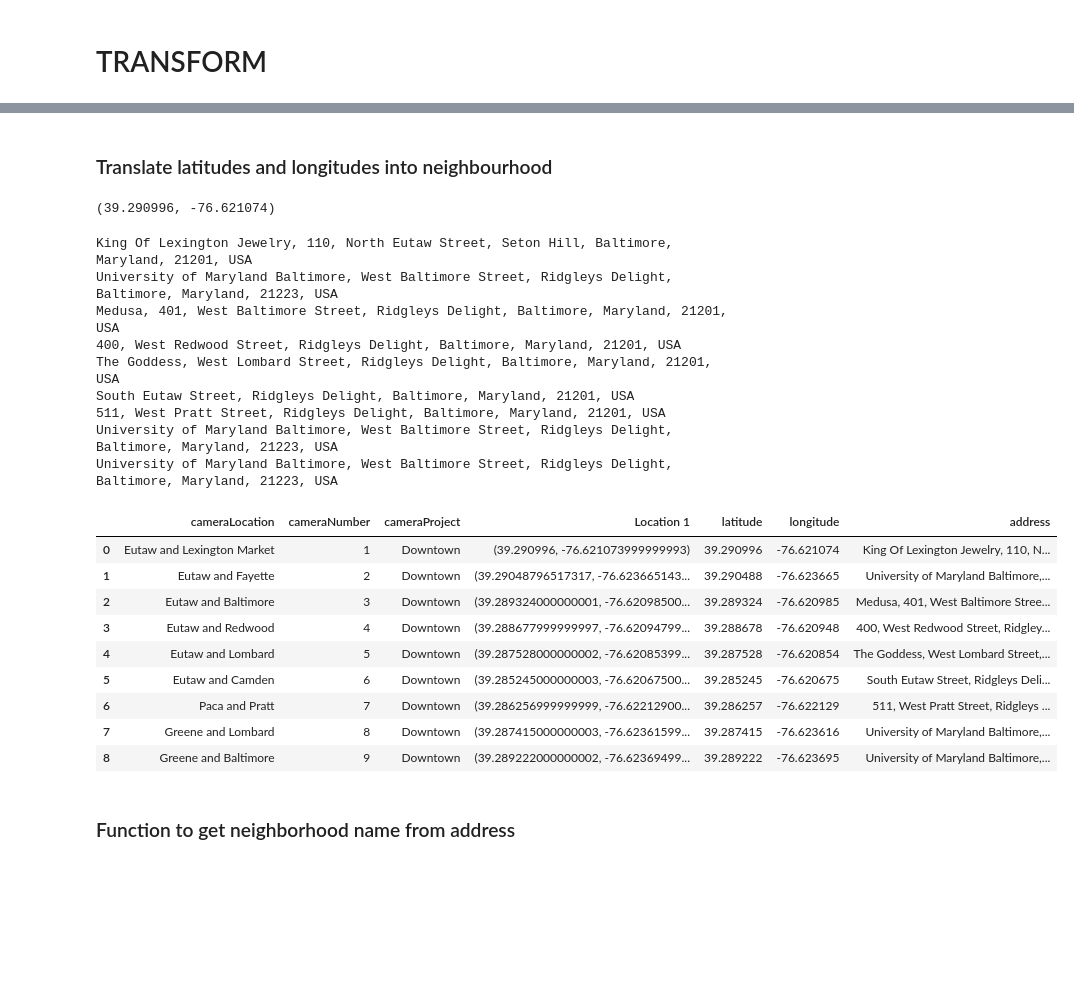
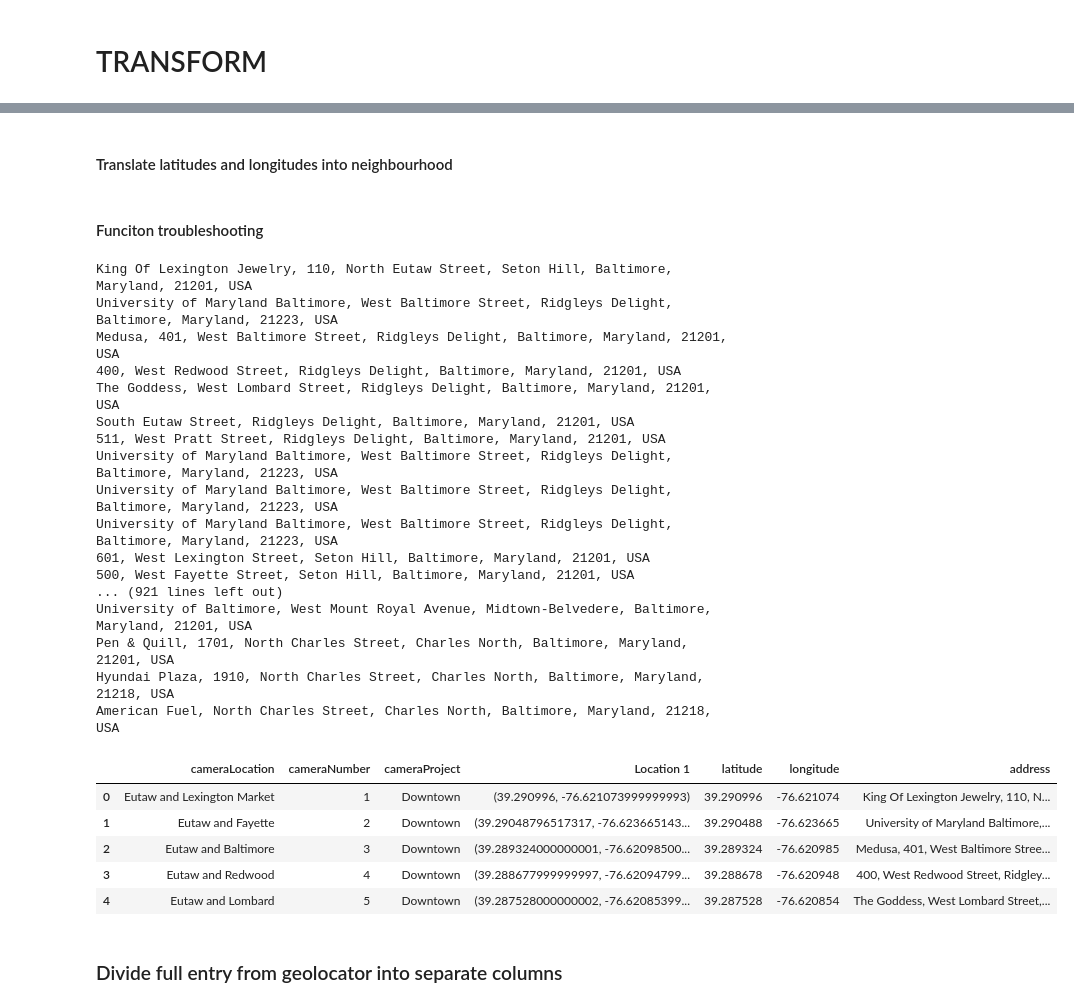
Before and after one commit to tduszyk/Baltimore_Crime, a Jupyter notebook: main.ipynb, the cells around one changed output, grey strips where cells are left out. Saved outputs shown, nothing was run; the diff lists cells and outputs as text; code cells hidden in the pictures; blank space fills up the shorter version.

```diff
--- a/main.ipynb
+++ b/main.ipynb
@@ -10,14 +12,14 @@ from geopy.geocoders import Nominatim
 #### Real DATASETS
 # %%
 # File to Load
-#crime_to_load = "Resources/Baltimore_2019_Crime_Only.csv"
-#cctv_to_load = "Resources/Baltimore_CCTV_Locations.csv"
+crime_to_load = "Resources/Baltimore_2019_Crime_Only.csv"
+cctv_to_load = "Resources/Baltimore_CCTV_Locations.csv"
 # %% [markdown]
 #### Test for API calls
 # %%
 # File to Load
-crime_to_load = "Resources/Baltimore_2019_Crime_Only-head.csv"
-cctv_to_load = "Resources/Baltimore_CCTV_Locations-head.csv"
+#crime_to_load = "Resources/Baltimore_2019_Crime_Only-head.csv"
+#cctv_to_load = "Resources/Baltimore_CCTV_Locations-head.csv"
 # %%
 # Read the CSV files
 crime_df = pd.read_csv(crime_to_load)
@@ -99,4 +62,4 @@ cctv_df
 # %%
 # Test how does geolocator.reverse works
-geolocator = Nominatim(user_agent="Baltimore_Crime")
-location = geolocator.reverse('39.290996, -76.621074')
+#geolocator = Nominatim(user_agent="Baltimore_Crime")
+#location = geolocator.reverse('39.290996, -76.621074')
@@ -116,5 +73,5 @@ str(lon_lat_list[0]).replace('(', '').replace(')', '')
 # %% [markdown]
-### Translate latitudes and longitudes into neighbourhood
+#### Translate latitudes and longitudes into neighbourhood
 # %%
 def convert_to_address(row) -> str:
 #     print(row)
@@ -125,11 +82,11 @@ def convert_to_address(row) -> str:
     location = geolocator.reverse(input_lon_lat)
     print(location.address)
     return location.address
+# %% [markdown]
+#### Funciton troubleshooting
 # %%
-sample = lon_lat_list[0]
-sample
+#sample = lon_lat_list[0]
+#sample
-# %% [output]
-(39.290996, -76.621074)
 # %%
 cctv_df['address'] = cctv_df.apply(lambda row: convert_to_address(row), axis = 1)
 # %% [output]
@@ -142,18 +99,22 @@ South Eutaw Street, Ridgleys Delight, Baltimore, Maryland, 21201, USA
 511, West Pratt Street, Ridgleys Delight, Baltimore, Maryland, 21201, USA
 University of Maryland Baltimore, West Baltimore Street, Ridgleys Delight, Baltimore, Maryland, 21223, USA
 University of Maryland Baltimore, West Baltimore Street, Ridgleys Delight, Baltimore, Maryland, 21223, USA
+University of Maryland Baltimore, West Baltimore Street, Ridgleys Delight, Baltimore, Maryland, 21223, USA
+601, West Lexington Street, Seton Hill, Baltimore, Maryland, 21201, USA
+500, West Fayette Street, Seton Hill, Baltimore, Maryland, 21201, USA
+... (921 lines left out)
+University of Baltimore, West Mount Royal Avenue, Midtown-Belvedere, Baltimore, Maryland, 21201, USA
+Pen & Quill, 1701, North Charles Street, Charles North, Baltimore, Maryland, 21201, USA
+Hyundai Plaza, 1910, North Charles Street, Charles North, Baltimore, Maryland, 21218, USA
+American Fuel, North Charles Street, Charles North, Baltimore, Maryland, 21218, USA
 # %%
-cctv_df
+cctv_df.head()
 # %% [output]
 |  | cameraLocation | cameraNumber | cameraProject | Location 1 | latitude | longitude | address |
 | 0 | Eutaw and Lexington Market | 1 | Downtown | (39.290996, -76.621073999999993) | 39.290996 | -76.621074 | King Of Lexington Jewelry, 110, N... |
 | 1 | Eutaw and Fayette | 2 | Downtown | (39.29048796517317, -76.623665143... | 39.290488 | -76.623665 | University of Maryland Baltimore,... |
 | 2 | Eutaw and Baltimore | 3 | Downtown | (39.289324000000001, -76.62098500... | 39.289324 | -76.620985 | Medusa, 401, West Baltimore Stree... |
 | 3 | Eutaw and Redwood | 4 | Downtown | (39.288677999999997, -76.62094799... | 39.288678 | -76.620948 | 400, West Redwood Street, Ridgley... |
 | 4 | Eutaw and Lombard | 5 | Downtown | (39.287528000000002, -76.62085399... | 39.287528 | -76.620854 | The Goddess, West Lombard Street,... |
-| 5 | Eutaw and Camden | 6 | Downtown | (39.285245000000003, -76.62067500... | 39.285245 | -76.620675 | South Eutaw Street, Ridgleys Deli... |
-| 6 | Paca and Pratt | 7 | Downtown | (39.286256999999999, -76.62212900... | 39.286257 | -76.622129 | 511, West Pratt Street, Ridgleys ... |
-| 7 | Greene and Lombard | 8 | Downtown | (39.287415000000003, -76.62361599... | 39.287415 | -76.623616 | University of Maryland Baltimore,... |
-| 8 | Greene and Baltimore | 9 | Downtown | (39.289222000000002, -76.62369499... | 39.289222 | -76.623695 | University of Maryland Baltimore,... |
-# %% [markdown]
-### Function to get neighborhood name from address
+# %% [markdown]
+### Divide full entry from geolocator into separate columns
```
Also changed, not shown: parts of 20 cells of this notebook.
